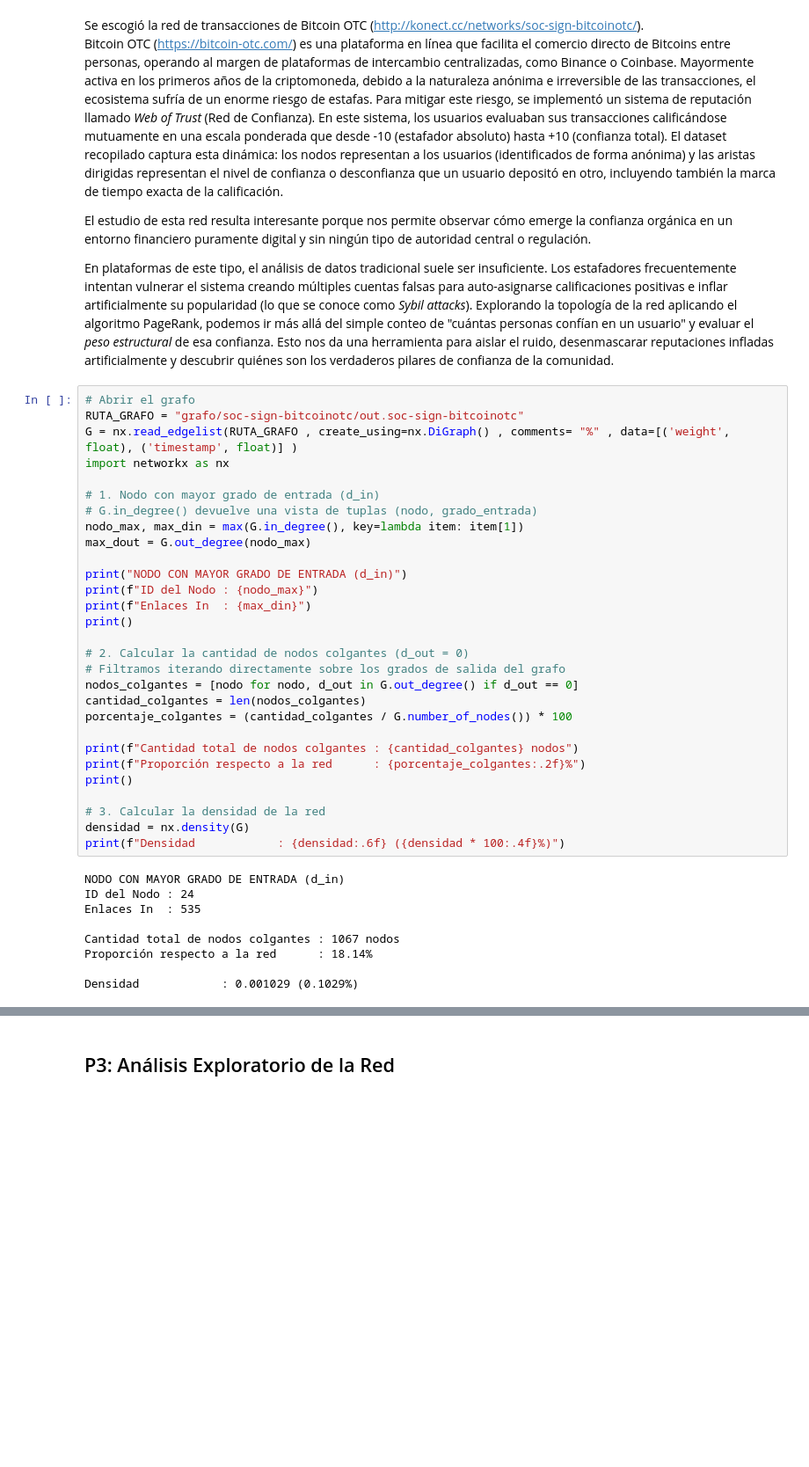
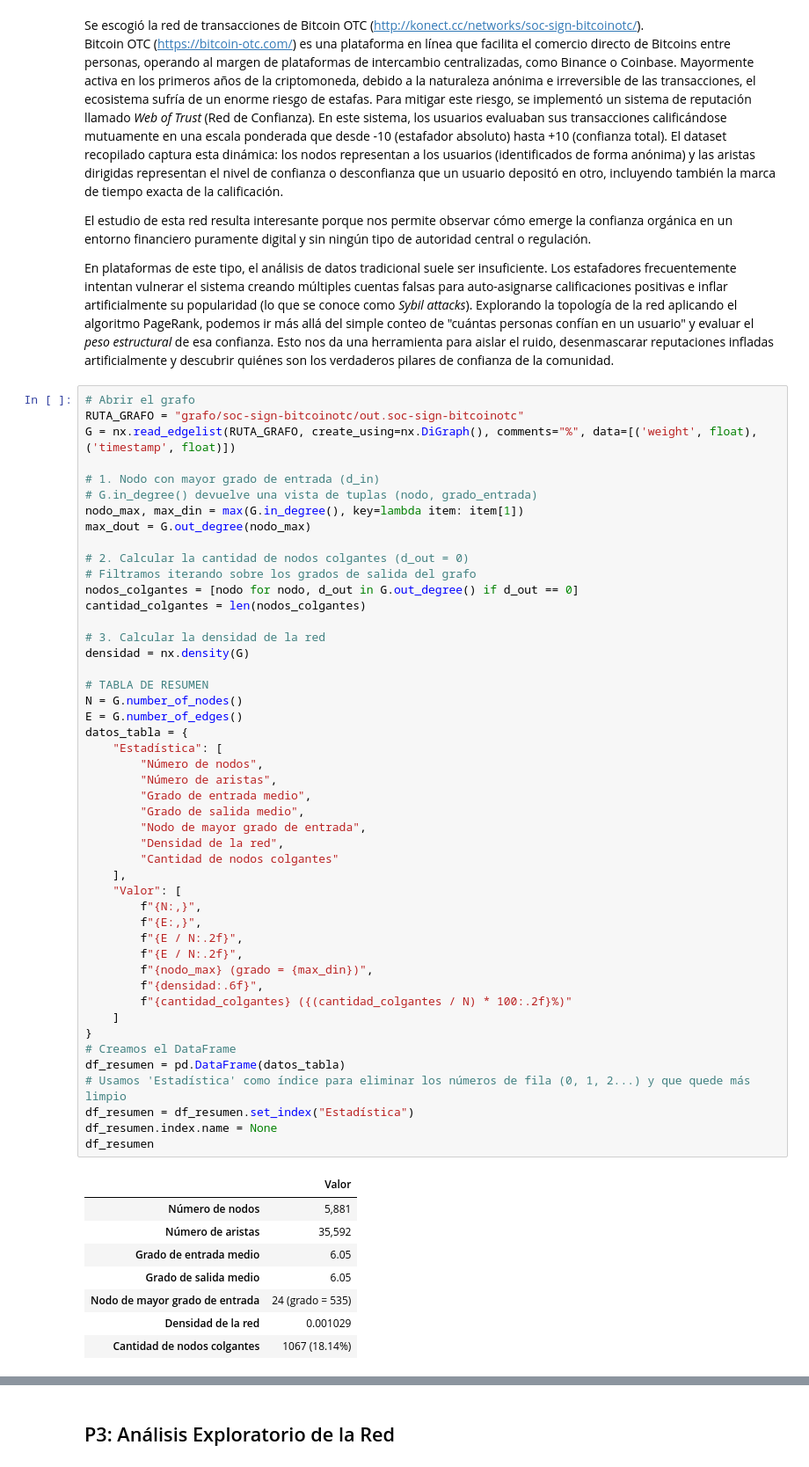
Before and after one commit to esteban78009/IMT2230-Proyecto_2-Creacion-de-page-rank, a Jupyter notebook: main.ipynb, the cells around one changed output, grey strips where cells are left out. Shown at 88% size. Cells and saved outputs as stored; diff of their text form; blank space fills up the shorter version.

```diff
--- a/main.ipynb
+++ b/main.ipynb
@@ -26,38 +32,56 @@ En plataformas de este tipo, el análisis de datos tradicional suele ser insufic
 # %%
 # Abrir el grafo
 RUTA_GRAFO = "grafo/soc-sign-bitcoinotc/out.soc-sign-bitcoinotc"
-G = nx.read_edgelist(RUTA_GRAFO , create_using=nx.DiGraph() , comments= "%" , data=[('weight', float), ('timestamp', float)] )
-import networkx as nx
+G = nx.read_edgelist(RUTA_GRAFO, create_using=nx.DiGraph(), comments="%", data=[('weight', float), ('timestamp', float)])
 
 # 1. Nodo con mayor grado de entrada (d_in)
 # G.in_degree() devuelve una vista de tuplas (nodo, grado_entrada)
 nodo_max, max_din = max(G.in_degree(), key=lambda item: item[1])
 max_dout = G.out_degree(nodo_max)
 
-print("NODO CON MAYOR GRADO DE ENTRADA (d_in)")
-print(f"ID del Nodo : {nodo_max}")
-print(f"Enlaces In  : {max_din}")
-print()
-
 # 2. Calcular la cantidad de nodos colgantes (d_out = 0)
-# Filtramos iterando directamente sobre los grados de salida del grafo
+# Filtramos iterando sobre los grados de salida del grafo
 nodos_colgantes = [nodo for nodo, d_out in G.out_degree() if d_out == 0]
 cantidad_colgantes = len(nodos_colgantes)
-porcentaje_colgantes = (cantidad_colgantes / G.number_of_nodes()) * 100
-
-print(f"Cantidad total de nodos colgantes : {cantidad_colgantes} nodos")
-print(f"Proporción respecto a la red      : {porcentaje_colgantes:.2f}%")
-print()
 
 # 3. Calcular la densidad de la red
 densidad = nx.density(G)
-print(f"Densidad            : {densidad:.6f} ({densidad * 100:.4f}%)")
+
+# TABLA DE RESUMEN
+N = G.number_of_nodes()
+E = G.number_of_edges()
+datos_tabla = {
+    "Estadística": [
+        "Número de nodos",
+        "Número de aristas",
+        "Grado de entrada medio",
+        "Grado de salida medio",
+        "Nodo de mayor grado de entrada",
+        "Densidad de la red",
+        "Cantidad de nodos colgantes"
+    ],
+    "Valor": [
+        f"{N:,}",
+        f"{E:,}",
+        f"{E / N:.2f}",
+        f"{E / N:.2f}",
+        f"{nodo_max} (grado = {max_din})",
+        f"{densidad:.6f}",
+        f"{cantidad_colgantes} ({(cantidad_colgantes / N) * 100:.2f}%)"
+    ]
+}
+# Creamos el DataFrame
+df_resumen = pd.DataFrame(datos_tabla)
+# Usamos 'Estadística' como índice para eliminar los números de fila (0, 1, 2...) y que quede más limpio
+df_resumen = df_resumen.set_index("Estadística")
+df_resumen.index.name = None
+df_resumen
 # %% [output]
-NODO CON MAYOR GRADO DE ENTRADA (d_in)
-ID del Nodo : 24
-Enlaces In  : 535
-
-Cantidad total de nodos colgantes : 1067 nodos
-Proporción respecto a la red      : 18.14%
-
-Densidad            : 0.001029 (0.1029%)
+|  | Valor |
+| Número de nodos | 5,881 |
+| Número de aristas | 35,592 |
+| Grado de entrada medio | 6.05 |
+| Grado de salida medio | 6.05 |
+| Nodo de mayor grado de entrada | 24 (grado = 535) |
+| Densidad de la red | 0.001029 |
+| Cantidad de nodos colgantes | 1067 (18.14%) |
```
Also changed, not shown: parts of 19 cells of this notebook.
